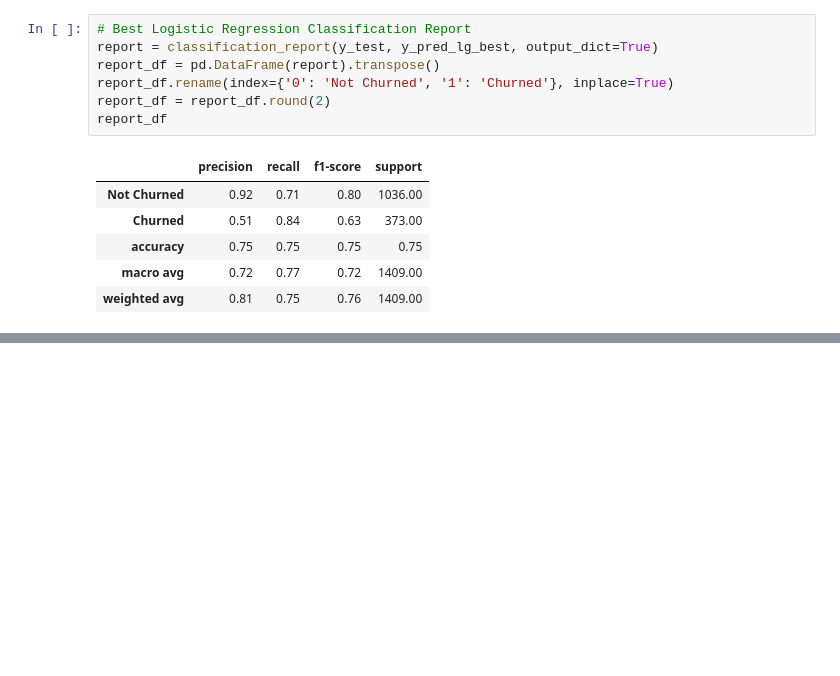
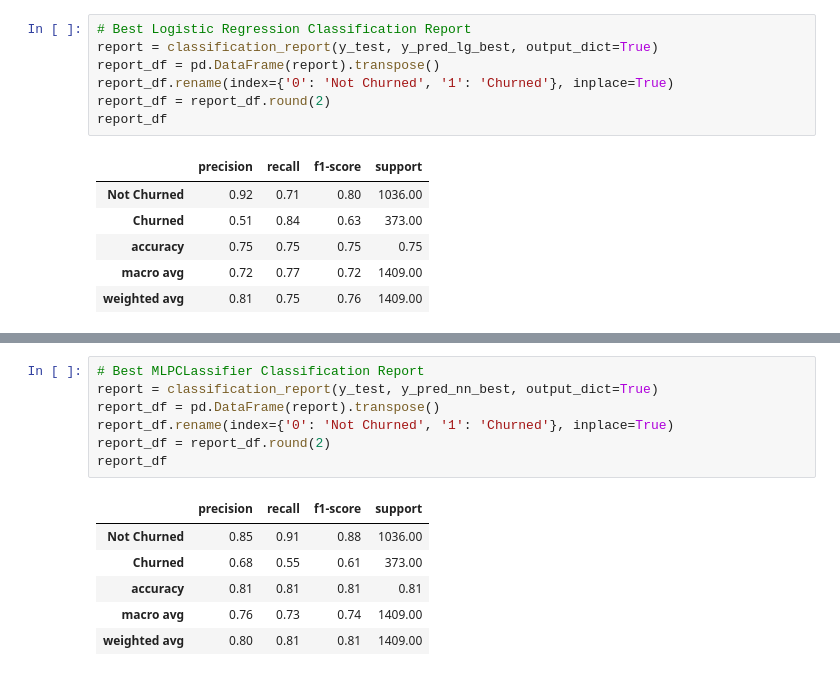
Before and after one commit to isabella-madiedo/Customer-Churn-Prediction, a Jupyter notebook: Code/model_selection_training.ipynb, the cells around one changed output, grey strips where cells are left out. Cells and saved outputs as stored; diff of their text form; blank space fills up the shorter version.

```diff
--- a/Code/model_selection_training.ipynb
+++ b/Code/model_selection_training.ipynb
@@ -281,0 +344,14 @@ report_df
+# %%
+# Best MLPCLassifier Classification Report
+report = classification_report(y_test, y_pred_nn_best, output_dict=True)
+report_df = pd.DataFrame(report).transpose()
+report_df.rename(index={'0': 'Not Churned', '1': 'Churned'}, inplace=True)
+report_df = report_df.round(2)
+report_df
+# %% [output]
+|  | precision | recall | f1-score | support |
+| Not Churned | 0.85 | 0.91 | 0.88 | 1036.00 |
+| Churned | 0.68 | 0.55 | 0.61 | 373.00 |
+| accuracy | 0.81 | 0.81 | 0.81 | 0.81 |
+| macro avg | 0.76 | 0.73 | 0.74 | 1409.00 |
+| weighted avg | 0.80 | 0.81 | 0.81 | 1409.00 |
```
Also changed, not shown: parts of 18 cells of this notebook.
